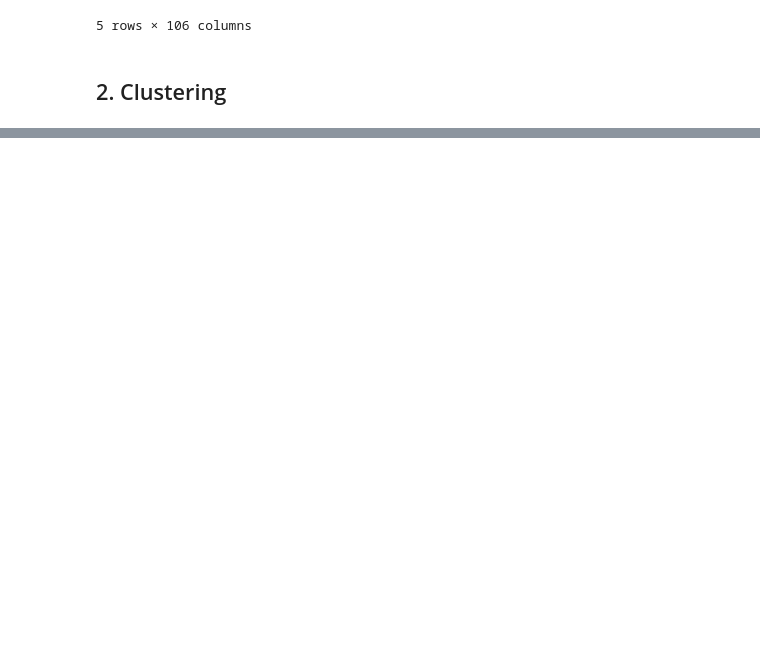
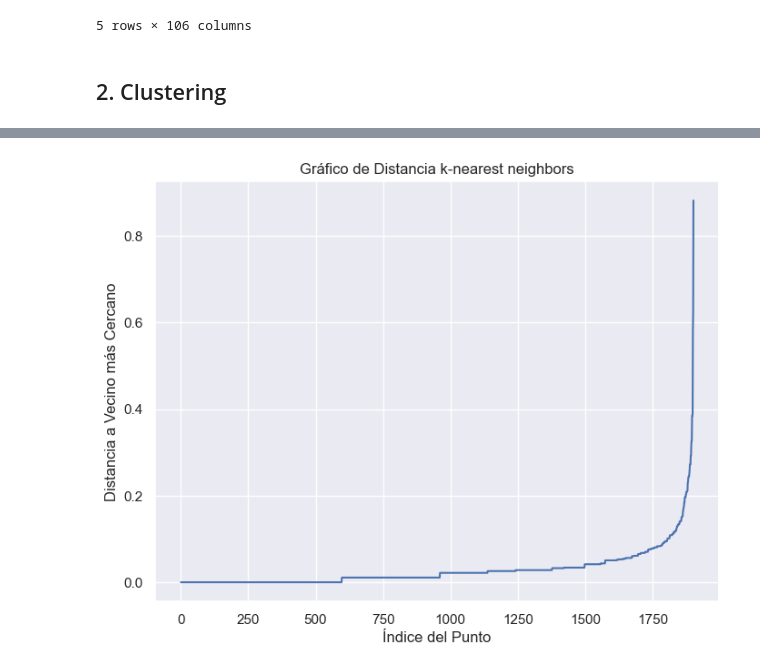
Before and after one commit to joacokoif/tp2_fulbo_ldd, a Jupyter notebook: tp2_LDD_Futbol_Analytics.ipynb, the cells around one changed output, grey strips where cells are left out. Drawn from its saved outputs; the diff is of its cells as text; code cells hidden in the pictures; blank space fills up the shorter version.

```diff
--- a/tp2_LDD_Futbol_Analytics.ipynb
+++ b/tp2_LDD_Futbol_Analytics.ipynb
@@ -81,0 +170,33 @@ plt.show()
+# %%
+# (d) Repetir el agrupamiento utilizando DBSCAN. ¿C´omo eligir´ıan en este caso un valor de ε apropiado?
+
+#variables_numericas = ['Ast/90', 'PassRec%']# vuelvo a agarrar las dos variables de antes
+
+scaler = StandardScaler()
+df_scaled = scaler.fit_transform(data_num[variables_numericas]) # escalo los datos
+
+pca = PCA(n_components=2)
+componentes_principales = pca.fit_transform(df_scaled) # le aplico PCA
+
+df_pca = pd.DataFrame(data=componentes_principales, columns=['Shots/90', 'SoTs/90']) # me genero un nuevo DataFrame con las componentes principales
+
+# calculo el gráfico de distancia k-nearest neighbors
+nn = NearestNeighbors(n_neighbors=2)
+nn.fit(df_pca)
+
+
+# ordeno de menor a mayor las distancias
+distances, _ = nn.kneighbors(df_pca)
+distances = distances[:,1]
+distances = np.sort(distances, axis=0)
+
+# grafico el gráfico de distancia k-nearest neighbors
+plt.figure(figsize=(8, 6))
+plt.plot(distances)
+plt.title('Gráfico de Distancia k-nearest neighbors')
+plt.xlabel('Índice del Punto')
+plt.ylabel('Distancia a Vecino más Cercano')
+plt.grid(True)
+plt.show()
+# %% [output]
+[figure, added]
```
Also changed, not shown: parts of 14 cells of this notebook.
